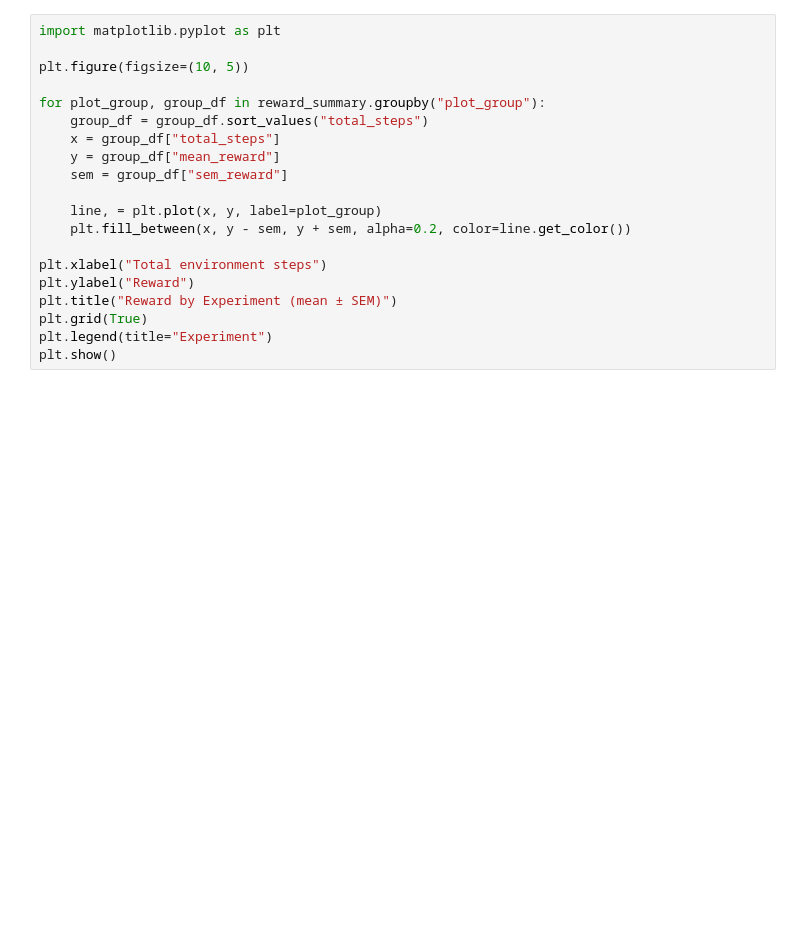
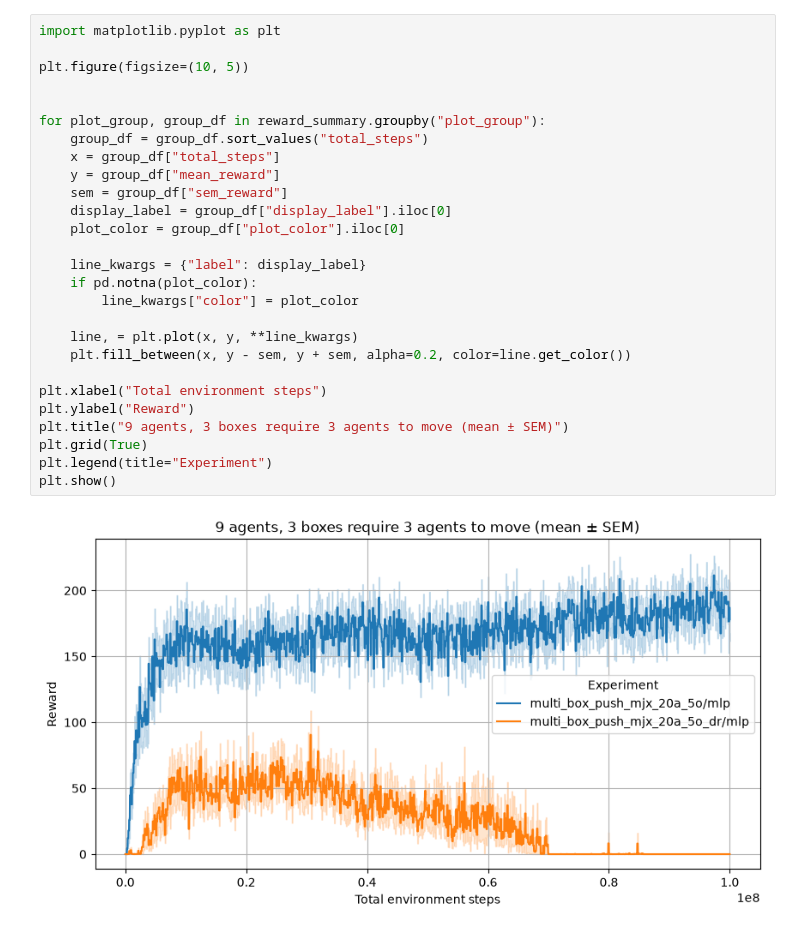
Before and after one commit to Magraz/morphology-learning, a Jupyter notebook: plotting/plot_training_stats.ipynb, the cells around one changed output. Drawn from its saved outputs; the diff is of its cells as text; blank space fills up the shorter version.

Commit message:
updated plotting

```diff
--- a/plotting/plot_training_stats.ipynb
+++ b/plotting/plot_training_stats.ipynb
@@ -101,20 +200,29 @@ print(leading_with_max)
 # %%
 import matplotlib.pyplot as plt
 
 plt.figure(figsize=(10, 5))
+
 
 for plot_group, group_df in reward_summary.groupby("plot_group"):
     group_df = group_df.sort_values("total_steps")
     x = group_df["total_steps"]
     y = group_df["mean_reward"]
     sem = group_df["sem_reward"]
+    display_label = group_df["display_label"].iloc[0]
+    plot_color = group_df["plot_color"].iloc[0]
 
-    line, = plt.plot(x, y, label=plot_group)
+    line_kwargs = {"label": display_label}
+    if pd.notna(plot_color):
+        line_kwargs["color"] = plot_color
+
+    line, = plt.plot(x, y, **line_kwargs)
     plt.fill_between(x, y - sem, y + sem, alpha=0.2, color=line.get_color())
 
 plt.xlabel("Total environment steps")
 plt.ylabel("Reward")
-plt.title("Reward by Experiment (mean ± SEM)")
+plt.title("9 agents, 3 boxes require 3 agents to move (mean ± SEM)")
 plt.grid(True)
 plt.legend(title="Experiment")
 plt.show()
+# %% [output]
+[figure, added]
```
Also changed, not shown: parts of 4 cells of this notebook, 2 other files.
